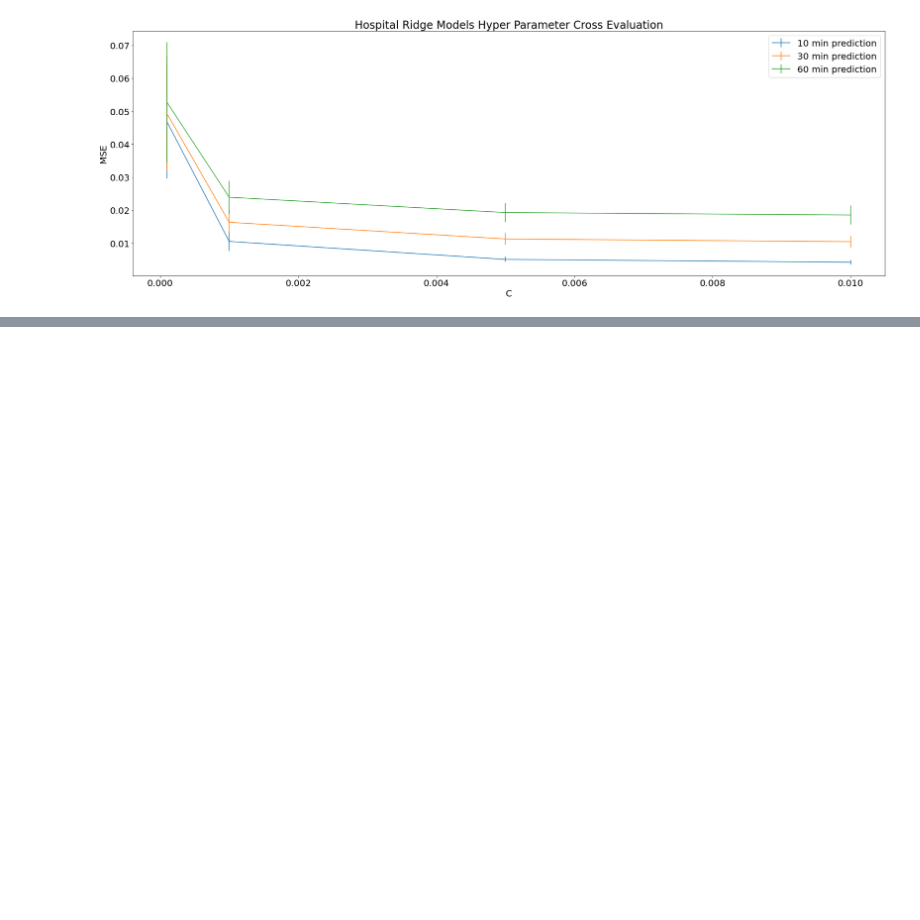
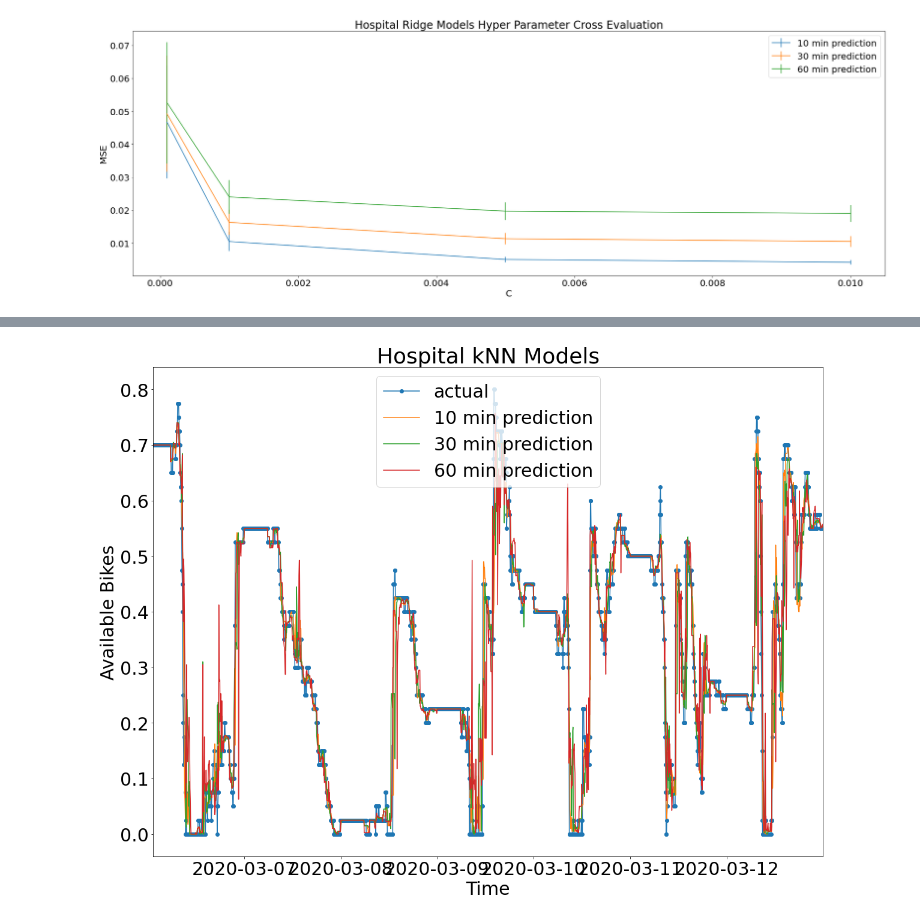
Before and after one commit to cormac-doyle/Final-Assignment-Machine-Learning, a Jupyter notebook: models.ipynb, the cells around one changed output, grey strips where cells are left out. Cells and saved outputs as stored; diff of their text form; code cells hidden in the pictures; blank space fills up the shorter version.

```diff
--- a/models.ipynb
+++ b/models.ipynb
@@ -186,0 +197,4 @@ visualise_models(Ridge(alpha = 1/(2*0.005)),df_portobello_map["10MIN"],X_portobe
+# %%
+visualise_models(KNeighborsRegressor(n_neighbors=10),df_portobello_map["10MIN"],X_hospital_map,y_hospital_map,"Hospital kNN Models")
+# %% [output]
+[figure, added]
```
Also changed, not shown: parts of 8 cells of this notebook, 1 other file.
